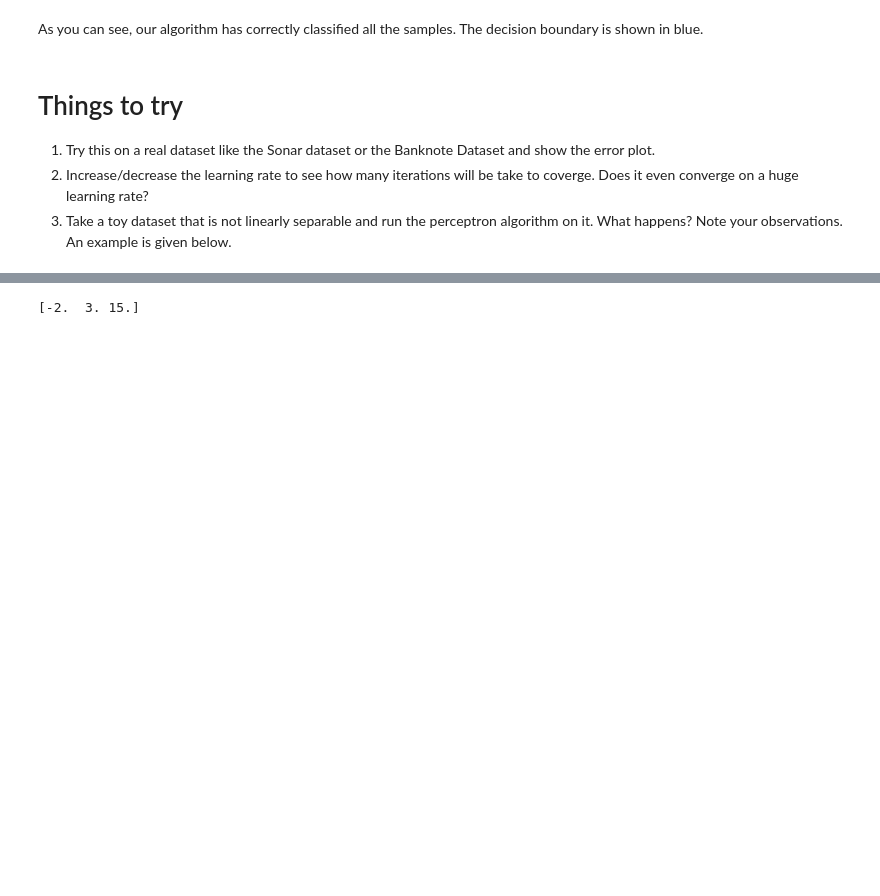
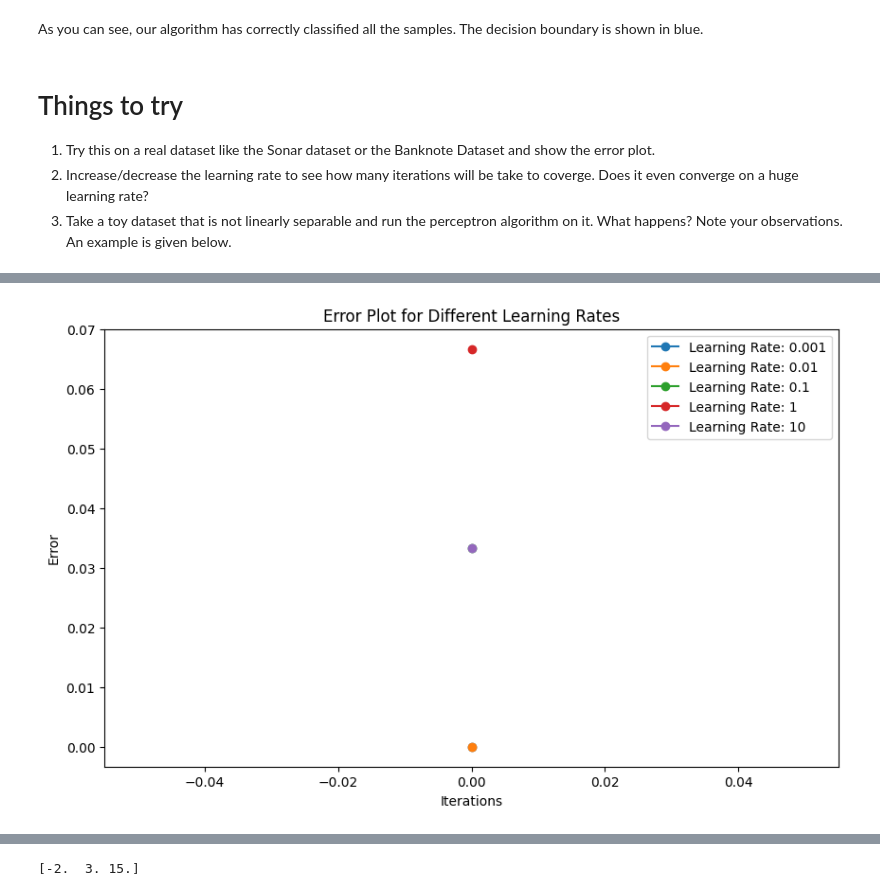
Before and after one commit to Jalasrineelagiri04/FMML_Project_Labs, a Jupyter notebook: FMML_Module4_Lab1_2024.ipynb, the cells around one changed output, grey strips where cells are left out. Cells and saved outputs as stored; diff of their text form; code cells hidden in the pictures; blank space fills up the shorter version.

```diff
--- a/FMML_Module4_Lab1_2024.ipynb
+++ b/FMML_Module4_Lab1_2024.ipynb
@@ -136,0 +177,50 @@ As you can see, our algorithm has correctly classified all the samples. The deci
+# %%
+import numpy as np
+import matplotlib.pyplot as plt
+from sklearn.model_selection import train_test_split
+from sklearn.preprocessing import StandardScaler
+from sklearn.neural_network import MLPClassifier
+from sklearn.metrics import accuracy_score
+
+# Load a dataset (you can replace this with the Sonar or Banknote dataset)
+# Example using the famous Iris dataset
+from sklearn.datasets import load_iris
+data = load_iris()
+X, y = data.data, data.target
+
+# Split the dataset into training and testing sets
+X_train, X_test, y_train, y_test = train_test_split(X, y, test_size=0.2, random_state=42)
+
+# Standardize features by removing the mean and scaling to unit variance
+scaler = StandardScaler()
+X_train = scaler.fit_transform(X_train)
+X_test = scaler.transform(X_test)
+
+# Experiment with different learning rates
+learning_rates = [0.001, 0.01, 0.1, 1, 10]
+iterations = []
+
+for lr in learning_rates:
+    # Train a neural network classifier
+    clf = MLPClassifier(hidden_layer_sizes=(100,), max_iter=500, learning_rate_init=lr, random_state=42)
+    clf.fit(X_train, y_train)
+
+    # Predict on the test set
+    y_pred = clf.predict(X_test)
+
+    # Calculate the error (accuracy in this case)
+    error = 1 - accuracy_score(y_test, y_pred)
+    iterations.append(error)
+
+# Plot the error for each learning rate
+plt.figure(figsize=(10, 6))
+for i, lr in enumerate(learning_rates):
+    plt.plot(iterations[i], marker='o', label=f'Learning Rate: {lr}')
+
+plt.title('Error Plot for Different Learning Rates')
+plt.xlabel('Iterations')
+plt.ylabel('Error')
+plt.legend()
+plt.show()
+# %% [output]
+[figure, added]
```
Also changed, not shown: parts of 2 cells of this notebook.
